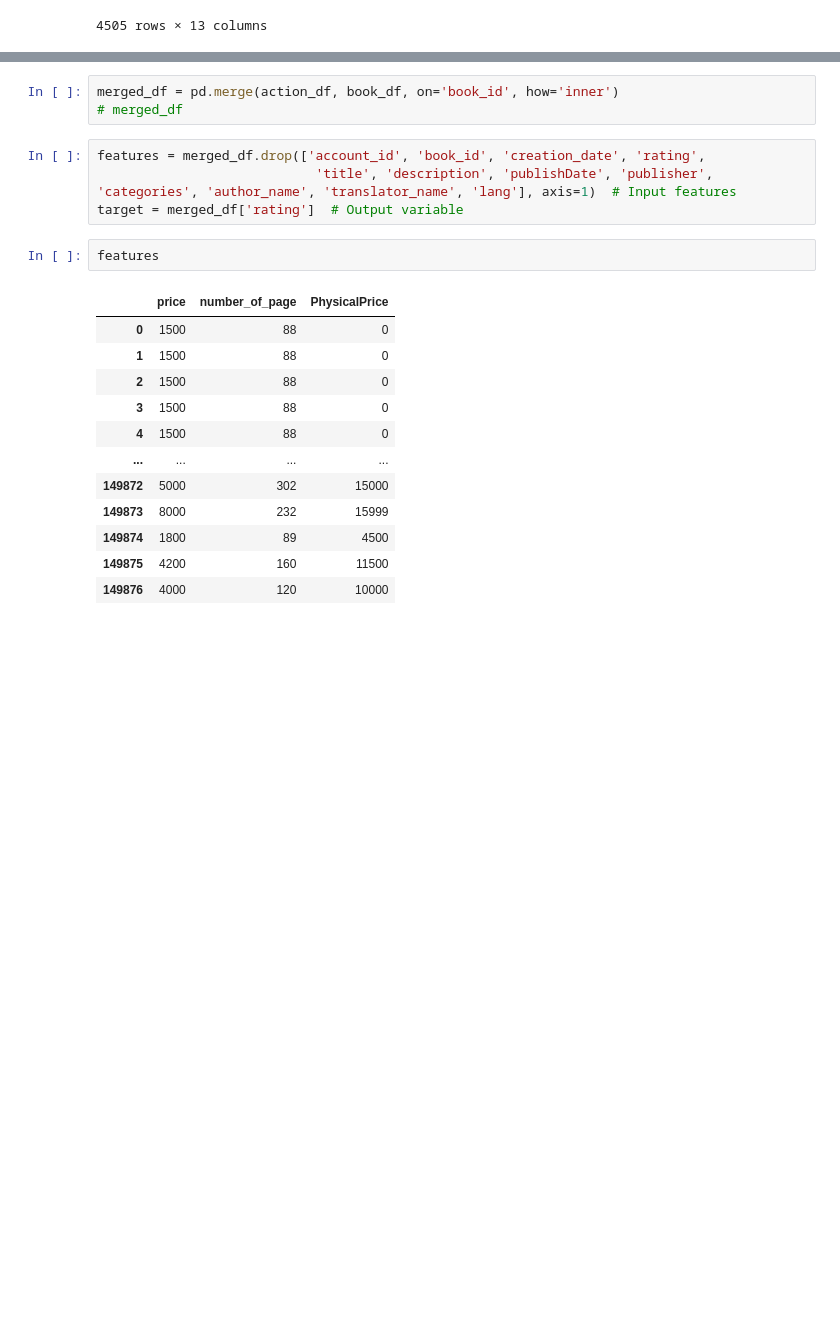
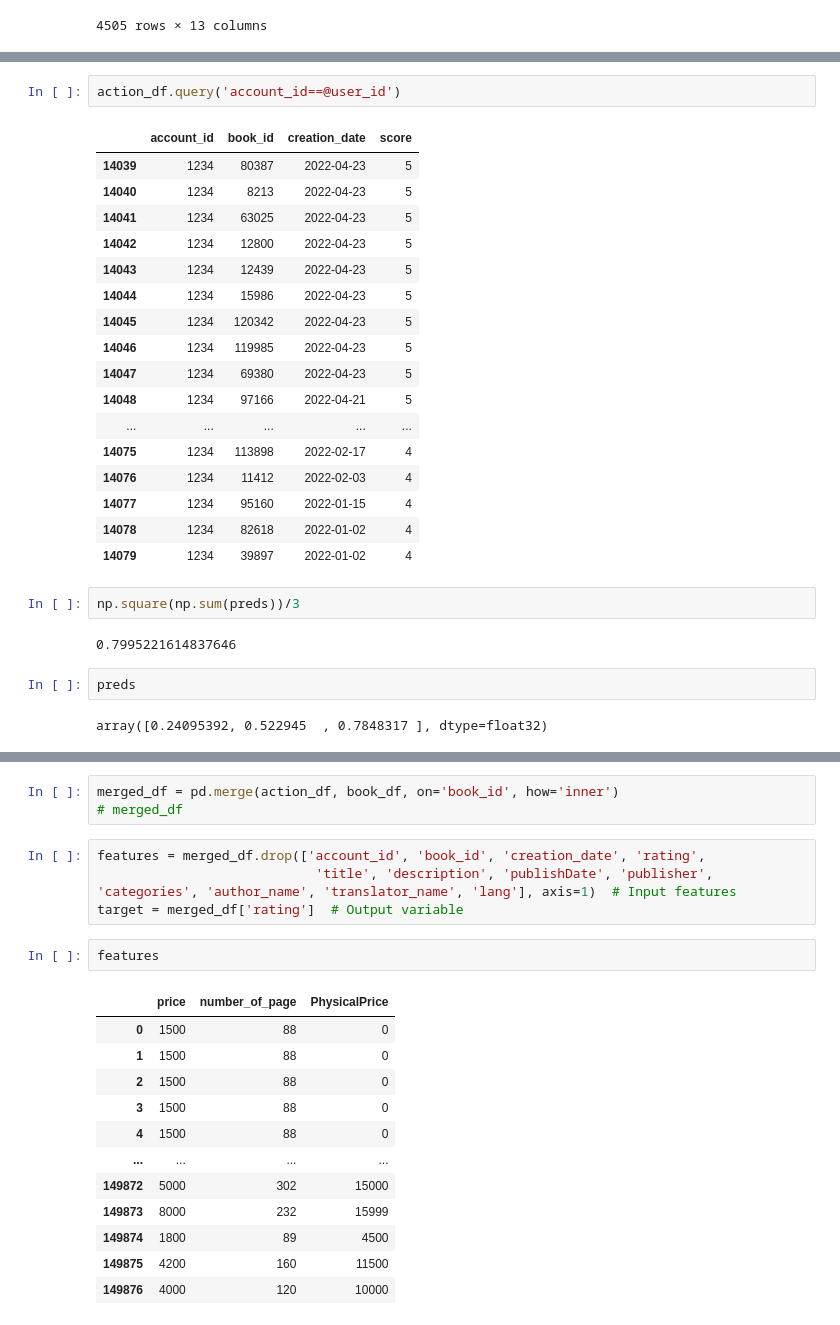
Before and after one commit to abolfazlyarian/task1, a Jupyter notebook: test.ipynb, the cells around one changed output, grey strips where cells are left out. Drawn from its saved outputs; the diff is of its cells as text; blank space fills up the shorter version.

```diff
--- a/test.ipynb
+++ b/test.ipynb
@@ -130,0 +262,28 @@ len(book_df['categories'].unique())
+# %%
+action_df.query('account_id==@user_id')
+# %% [output]
+|  | account_id | book_id | creation_date | score |
+| 14039 | 1234 | 80387 | 2022-04-23 | 5 |
+| 14040 | 1234 | 8213 | 2022-04-23 | 5 |
+| 14041 | 1234 | 63025 | 2022-04-23 | 5 |
+| 14042 | 1234 | 12800 | 2022-04-23 | 5 |
+| 14043 | 1234 | 12439 | 2022-04-23 | 5 |
+| 14044 | 1234 | 15986 | 2022-04-23 | 5 |
+| 14045 | 1234 | 120342 | 2022-04-23 | 5 |
+| 14046 | 1234 | 119985 | 2022-04-23 | 5 |
+| 14047 | 1234 | 69380 | 2022-04-23 | 5 |
+| 14048 | 1234 | 97166 | 2022-04-21 | 5 |
+| ... | ... | ... | ... | ... |
+| 14075 | 1234 | 113898 | 2022-02-17 | 4 |
+| 14076 | 1234 | 11412 | 2022-02-03 | 4 |
+| 14077 | 1234 | 95160 | 2022-01-15 | 4 |
+| 14078 | 1234 | 82618 | 2022-01-02 | 4 |
+| 14079 | 1234 | 39897 | 2022-01-02 | 4 |
+# %%
+np.square(np.sum(preds))/3
+# %% [output]
+0.7995221614837646
+# %%
+preds
+# %% [output]
+array([0.24095392, 0.522945  , 0.7848317 ], dtype=float32)
```
Also changed, not shown: parts of 19 cells of this notebook.
